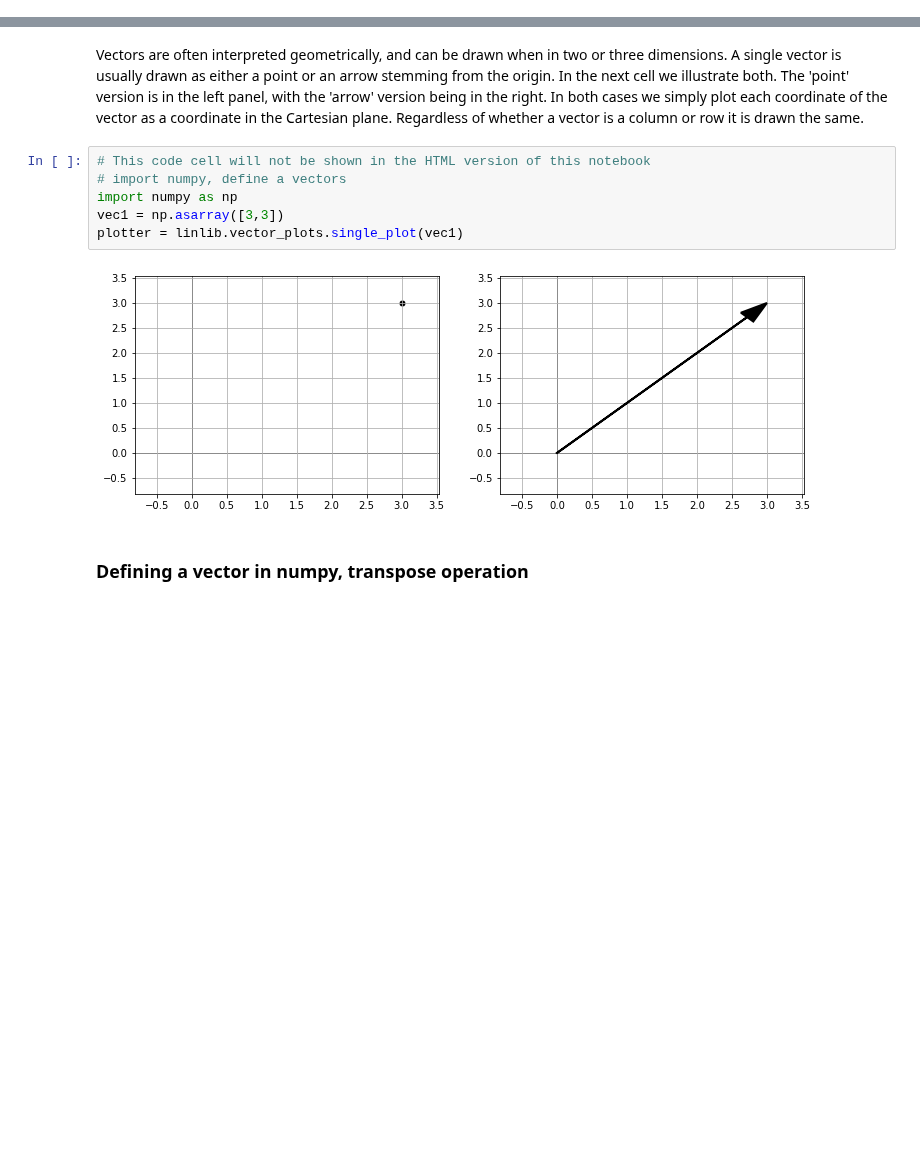
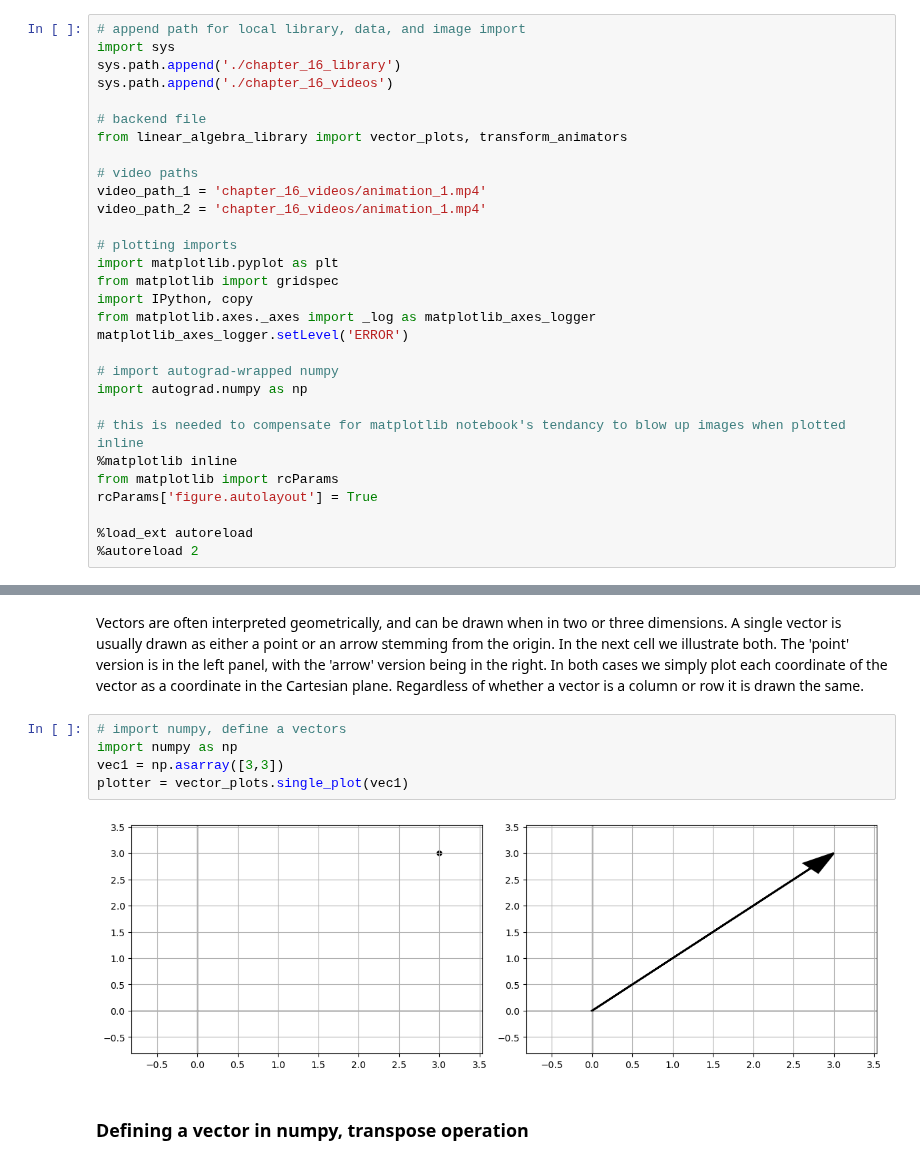
Before and after one commit to neonwatty/machine_learning_refined, a Jupyter notebook: notes/16_Linear_algebra/16_2_Vectors.ipynb, the cells around one changed output, grey strips where cells are left out. Drawn from its saved outputs; the diff is of its cells as text; blank space fills up the shorter version.

Commit message:
chapter 16 finished

```diff
--- a/notes/16_Linear_algebra/16_2_Vectors.ipynb
+++ b/notes/16_Linear_algebra/16_2_Vectors.ipynb
@@ -17,0 +7,30 @@ from mlrefined_libraries import linear_algebra_library as linlib
+# %%
+# append path for local library, data, and image import
+import sys
+sys.path.append('./chapter_16_library')
+sys.path.append('./chapter_16_videos')
+
+# backend file
+from linear_algebra_library import vector_plots, transform_animators
+
+# video paths
+video_path_1 = 'chapter_16_videos/animation_1.mp4'
+video_path_2 = 'chapter_16_videos/animation_1.mp4'
+
+# plotting imports
+import matplotlib.pyplot as plt
+from matplotlib import gridspec
+import IPython, copy
+from matplotlib.axes._axes import _log as matplotlib_axes_logger
+matplotlib_axes_logger.setLevel('ERROR')
+
+# import autograd-wrapped numpy
+import autograd.numpy as np
+
+# this is needed to compensate for matplotlib notebook's tendancy to blow up images when plotted inline
+%matplotlib inline
+from matplotlib import rcParams
+rcParams['figure.autolayout'] = True
+
+%load_ext autoreload
+%autoreload 2
@@ -104,13 +125,12 @@ Again nothing about the notation $\mathbf{x}$ itself tells us whether or not it
 # %% [markdown]
 Vectors are often interpreted geometrically, and can be drawn when in two or three dimensions.  A single vector is usually drawn as either a point or an arrow stemming from the origin.  In the next cell we illustrate both.  The 'point' version is in the left panel, with the 'arrow' version being in the right.  In both cases we simply plot each coordinate of the vector as a coordinate in the Cartesian plane.  Regardless of whether a vector is a column or row it is drawn the same.
 # %%
-# This code cell will not be shown in the HTML version of this notebook
 # import numpy, define a vectors
 import numpy as np
 vec1 = np.asarray([3,3])
-plotter = linlib.vector_plots.single_plot(vec1)
+plotter = vector_plots.single_plot(vec1)
 # %% [output]
-[figure, old version]
+[figure, new version]
 # %% [markdown]
 ### Defining a vector in numpy, transpose operation
 # %% [markdown]
```
Also changed, not shown: parts of 12 cells of this notebook, 25 other files.
